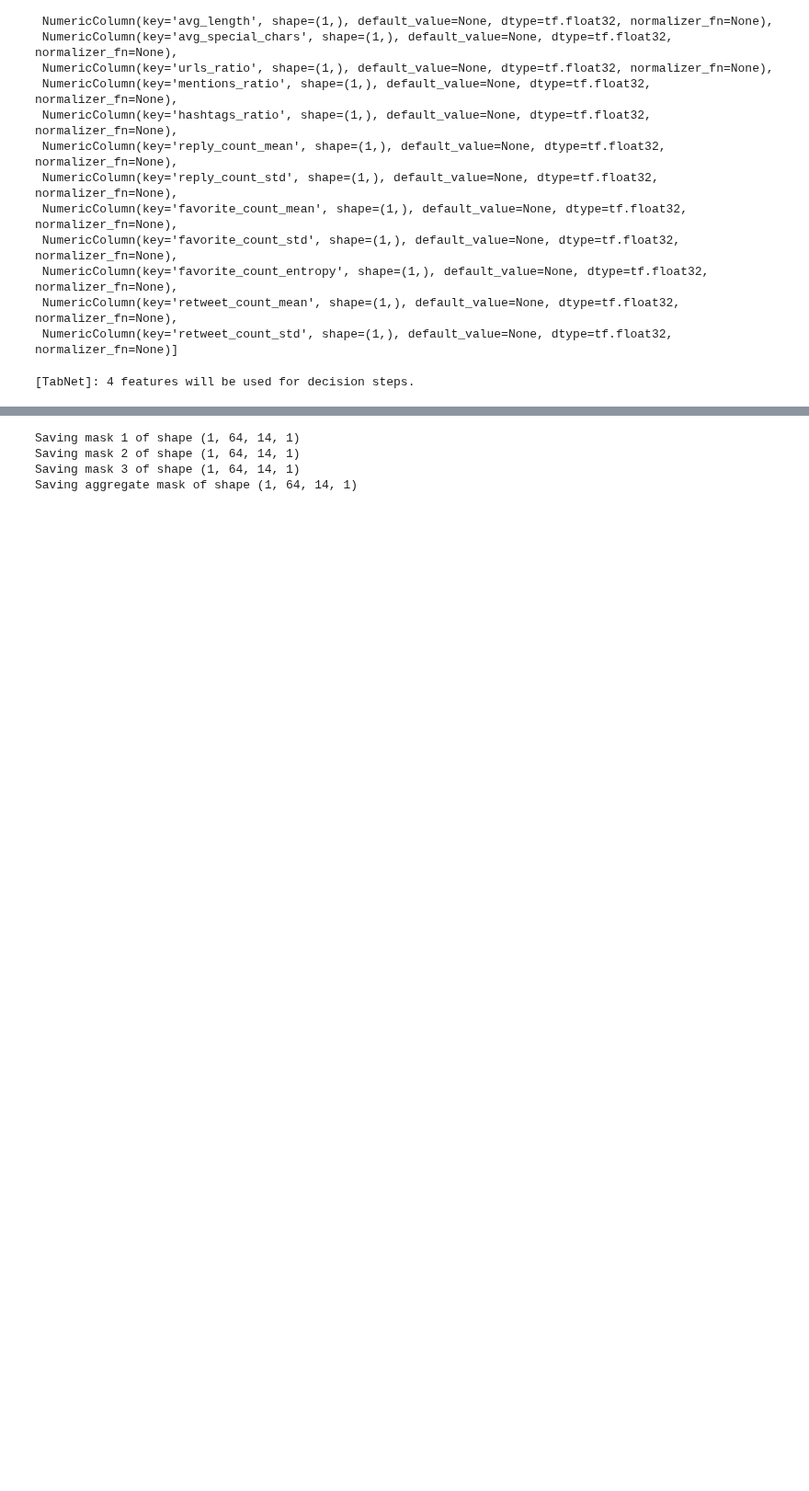
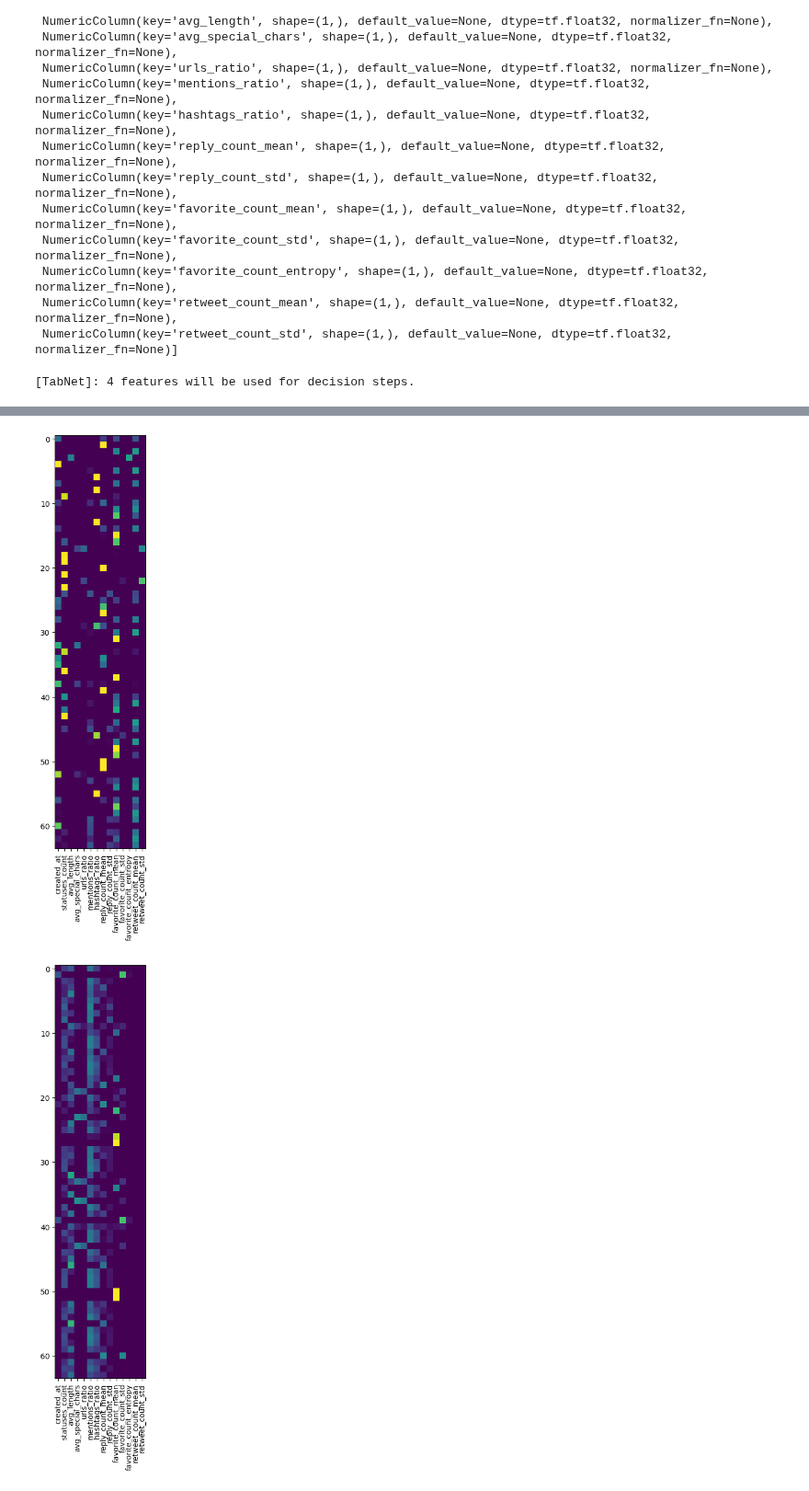
Before and after one commit to Andrew-Wyn/Data_Mining_22_23, a Jupyter notebook: TabNet.ipynb, the cells around one changed output, grey strips where cells are left out. Shown at 92% size. Drawn from its saved outputs; the diff is of its cells as text; code cells hidden in the pictures; blank space fills up the shorter version.

Commit message:
adding mask plotting

```diff
--- a/TabNet.ipynb
+++ b/TabNet.ipynb
@@ -89,8 +91,8 @@ BATCH_SIZE = 64
 
 train_size = int(data.shape[0] / 100 * 80)
 # %%
-# ds_full = numerical_dataset.shuffle(data.shape[0], seed=0)
-ds_full = numerical_dataset
+ds_full = numerical_dataset.shuffle(data.shape[0], seed=0)
+# ds_full = numerical_dataset
 # %%
 ds_train = ds_full.take(train_size)
 ds_train = ds_train.map(transform)
@@ -123,8 +125,8 @@ feature_columns
 # Group Norm does better for small datasets
 model = tabnet.TabNetClassifier(feature_columns, num_classes=2,
                                 feature_dim=8, output_dim=4,
-                                num_decision_steps=4, relaxation_factor=1.0,
-                                sparsity_coefficient=1e-5, batch_momentum=0.98,
+                                num_decision_steps=3, relaxation_factor=1.0,
+                                sparsity_coefficient=1e-5, batch_momentum=0.40,
                                 virtual_batch_size=None, norm_type="batch")
 
 lr = tf.keras.optimizers.schedules.ExponentialDecay(0.001, decay_steps=100, decay_rate=0.9, staircase=False)
@@ -133,7 +135,7 @@ model.compile(optimizer, loss='categorical_crossentropy', metrics=['accuracy'])
 # %% [output]
 [TabNet]: 4 features will be used for decision steps.
 # %%
-model.fit(ds_train, epochs=20, validation_data=ds_test, verbose=2)
+model.fit(ds_train, epochs=50, validation_data=ds_test, verbose=2)
 
 model.summary()
 # %% [output]
@@ -156,28 +158,21 @@ Non-trainable params: 432
 _________________________________________________________________
 # %%
-if os.path.exists('logs/'):
-    shutil.rmtree('logs/')
-
-""" Save the images of the feature masks """
 # Force eager execution mode to generate the masks
 x, y = next(iter(ds_train))
 _ = model(x)
 
-writer = tf.summary.create_file_writer("logs/")
-with writer.as_default():
-    for i, mask in enumerate(model.tabnet.feature_selection_masks):
-        print("Saving mask {} of shape {}".format(i + 1, mask.shape))
-        tf.summary.image('mask_at_iter_{}'.format(i + 1), step=0, data=mask, max_outputs=1)
-        writer.flush()
+for mask in model.tabnet.feature_selection_masks:
+    fig, ax = plt.subplots(figsize=(5, 10))
+    ax.imshow(mask[0])
+    plt.xticks(range(len(numerical_features)), numerical_features, rotation="vertical")
+    plt.show()
 
-    agg_mask = model.tabnet.aggregate_feature_selection_mask
-    print("Saving aggregate mask of shape", agg_mask.shape)
-    tf.summary.image("Aggregate Mask", step=0, data=agg_mask, max_outputs=1)
-    writer.flush()
 
-writer.close()
+
+fig, ax = plt.subplots(figsize=(5, 10))
+ax.imshow(model.tabnet.aggregate_feature_selection_mask[0])
+plt.xticks(range(len(numerical_features)), numerical_features, rotation="vertical")
+plt.show()
 # %% [output]
-Saving mask 1 of shape (1, 64, 14, 1)
-Saving mask 2 of shape (1, 64, 14, 1)
-Saving mask 3 of shape (1, 64, 14, 1)
-Saving aggregate mask of shape (1, 64, 14, 1)
+[figure, added]
+[figure, added]
```
Also changed, not shown: parts of 5 cells of this notebook.
